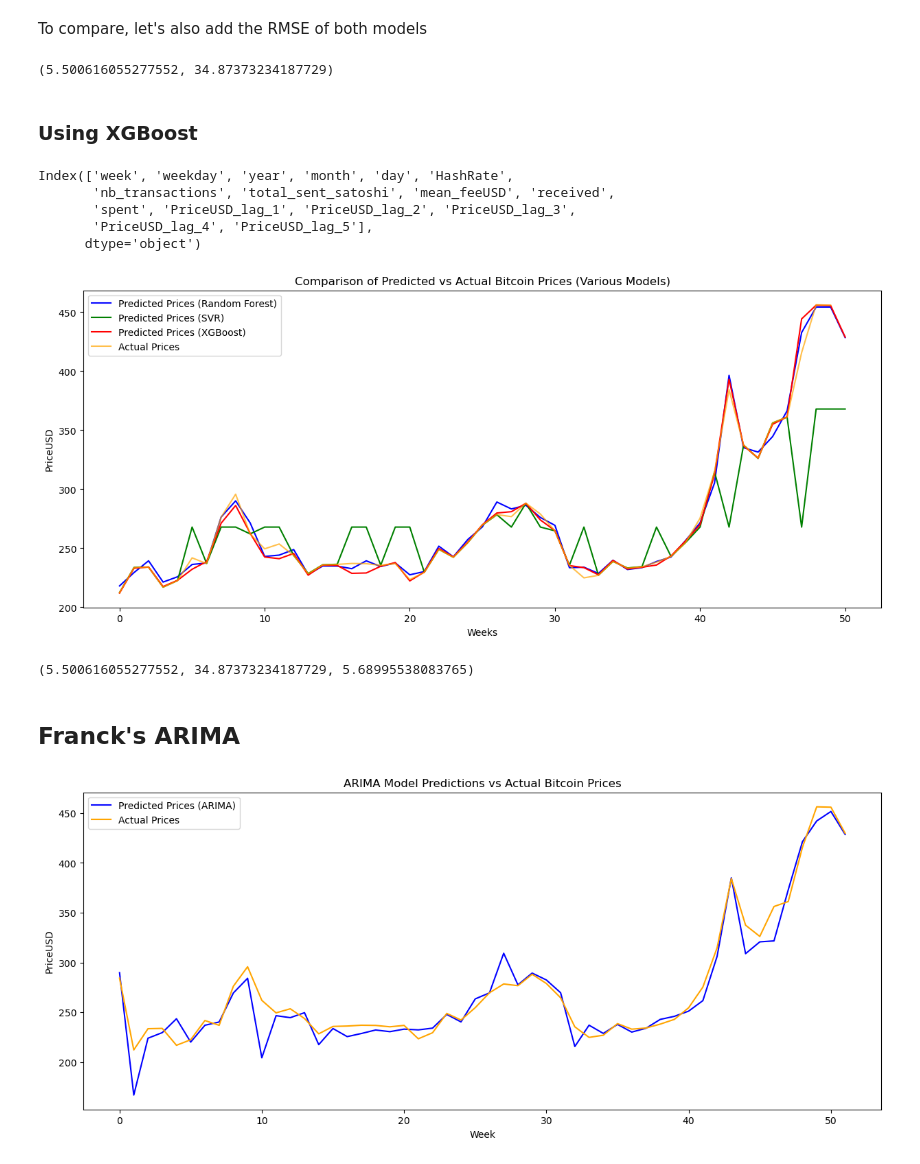
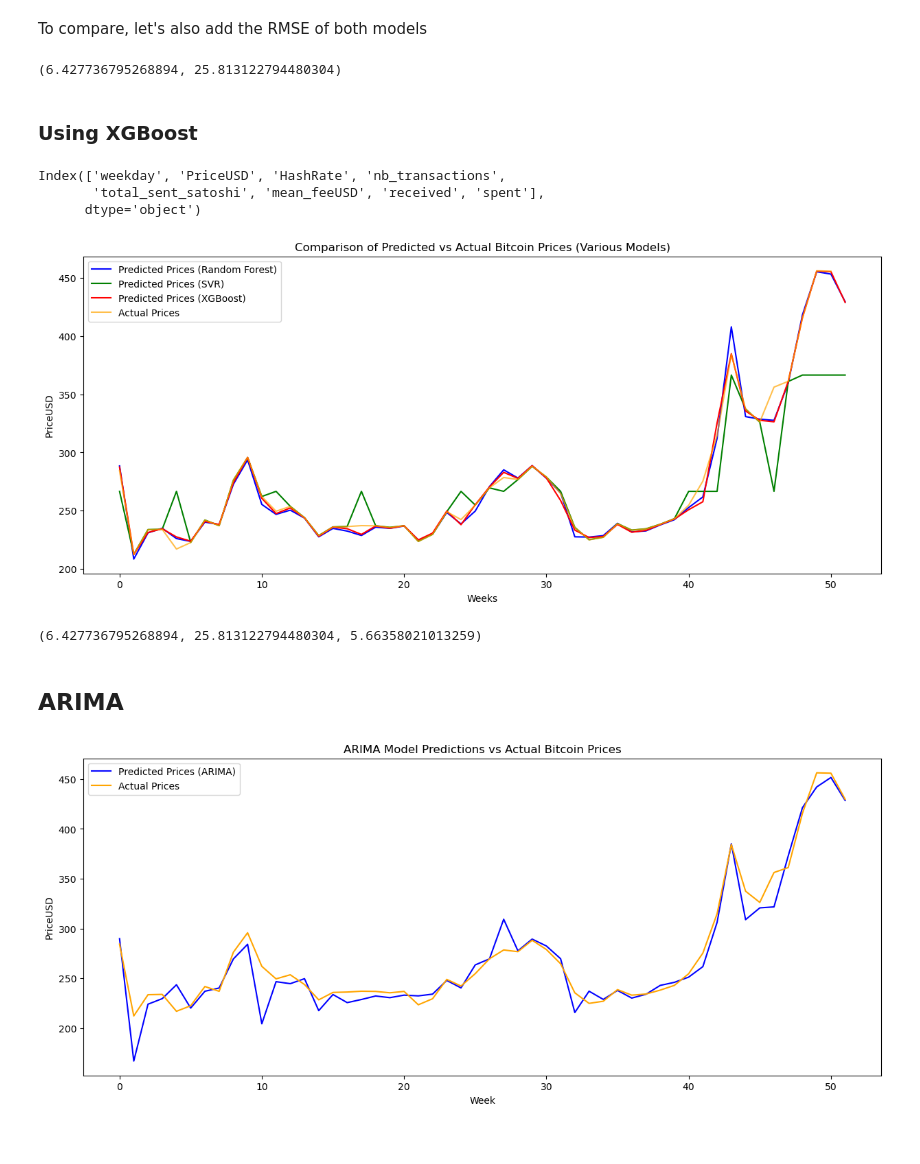
Before and after one commit to fcortesj98/DMBD-Project-2023, a Jupyter notebook: source/price_prediction/price_prediction.ipynb, the cells around one changed output. Saved outputs shown, nothing was run; the diff lists cells and outputs as text; code cells hidden in the pictures.

```diff
--- a/source/price_prediction/price_prediction.ipynb
+++ b/source/price_prediction/price_prediction.ipynb
@@ -23,14 +23,15 @@ by_actor_agg = by_actor_df.groupby(['week', 'weekday']).sum()[['received', 'spen
 
 merged_df = external_df.merge(global_df[['week', 'weekday', 'nb_transactions', 'total_sent_satoshi', 'mean_feeUSD']], on=['week', 'weekday'], how='left')
 merged_df = merged_df.merge(by_actor_agg, on=['week', 'weekday'], how='left')
+merged_df = merged_df.drop(['day', 'month', 'year'], axis=1)
 
-for lag in range(1, 6):
-    merged_df[f'PriceUSD_lag_{lag}'] = merged_df['PriceUSD'].shift(lag)
+#for lag in range(1, 6):
+#    merged_df[f'PriceUSD_lag_{lag}'] = merged_df['PriceUSD'].shift(lag)
 
 merged_df['PriceUSD_next_day'] = merged_df['PriceUSD'].shift(-1)
 merged_df.dropna(inplace=True)
 
-X = merged_df.drop(['PriceUSD', 'PriceUSD_next_day'], axis=1)
+X = merged_df.drop(['PriceUSD_next_day','week'], axis=1)
 y = merged_df['PriceUSD_next_day']
 
 X_train, X_test, y_train, y_test = train_test_split(X, y, test_size=0.2, random_state=42)
@@ -57,7 +58,7 @@ def predict_seventh_day_price(model, data):
     for week in weeks:
         week_data = data[data['week'] == week]
         if week_data.shape[0] >= 6:
-            X_week = week_data.iloc[:6].drop(['PriceUSD', 'PriceUSD_next_day'], axis=1)
+            X_week = week_data.iloc[:6].drop(['PriceUSD_next_day','week'], axis=1)
             prediction = model.predict([X_week.iloc[-1]])[0]
             actual_value = week_data.iloc[6]['PriceUSD'] if week_data.shape[0] > 6 else np.nan
             predictions.append(prediction)
@@ -93,7 +94,8 @@ def predict_seventh_day_price_svr(model, data):
     for week in weeks:
         week_data = data[data['week'] == week]
         if week_data.shape[0] >= 6:
-            X_week = week_data.iloc[:6].drop(['PriceUSD', 'PriceUSD_next_day'], axis=1)
+            X_week = week_data.iloc[:6].drop(['PriceUSD_next_day', 'week'], axis=1)
+            print(X_week)
             prediction = model.predict([X_week.iloc[-1]])[0]
             actual_value = week_data.iloc[6]['PriceUSD'] if week_data.shape[0] > 6 else np.nan
 
@@ -132,7 +151,7 @@ rmse_svr = calculate_rmse(actual_prices_filtered_svr, predicted_prices_filtered_
 
 rmse_rf, rmse_svr
 # %% [output]
-(5.500616055277552, 34.87373234187729)
+(6.427736795268894, 25.813122794480304)
 # %% [markdown]
 ### Using XGBoost
 # %%
@@ -152,43 +171,39 @@ def predict_seventh_day_pricexgb(model, data):
     for week in weeks:
         week_data = data[data['week'] == week]
         if week_data.shape[0] >= 6:
             X_week = week_data[feature_names].iloc[:6]
             prediction = model.predict(X_week.iloc[-1].values.reshape(1, -1))[0]
             actual_value = week_data.iloc[6]['PriceUSD'] if week_data.shape[0] > 6 else np.nan
             predictions.append(prediction)
             actual_values.append(actual_value)
 
     return predictions, actual_values
 
 predicted_prices_xgbr, actual_prices_xgbr = predict_seventh_day_pricexgb(xgbr, merged_df)
 
 actual_prices_filtered_xgbr = [price for price in actual_prices_xgbr if not np.isnan(price)]
 predicted_prices_filtered_xgbr = predicted_prices_xgbr[:len(actual_prices_filtered_xgbr)]
 
 rmse_xgbr = calculate_rmse(actual_prices_filtered_xgbr, predicted_prices_filtered_xgbr)
 
 plt.figure(figsize=(15, 6))
 plt.plot(predicted_prices_rf, label='Predicted Prices (Random Forest)', color='blue')
 plt.plot(predicted_prices_svr, label='Predicted Prices (SVR)', color='green')
 plt.plot(predicted_prices_xgbr, label='Predicted Prices (XGBoost)', color='red')
 plt.plot(actual_prices, label='Actual Prices', color='orange', alpha=0.7)
 plt.xlabel('Weeks')
 plt.ylabel('PriceUSD')
 plt.title('Comparison of Predicted vs Actual Bitcoin Prices (Various Models)')
 plt.legend()
 plt.show()
-
-rmse_rf, rmse_svr, rmse_xgbr
 # %% [output]
-Index(['week', 'weekday', 'year', 'month', 'day', 'HashRate',
-       'nb_transactions', 'total_sent_satoshi', 'mean_feeUSD', 'received',
-       'spent', 'PriceUSD_lag_1', 'PriceUSD_lag_2', 'PriceUSD_lag_3',
-       'PriceUSD_lag_4', 'PriceUSD_lag_5'],
+Index(['weekday', 'PriceUSD', 'HashRate', 'nb_transactions',
+       'total_sent_satoshi', 'mean_feeUSD', 'received', 'spent'],
       dtype='object')
-[figure, old version]
+[figure, new version]
-(5.500616055277552, 34.87373234187729, 5.68995538083765)
+(6.427736795268894, 25.813122794480304, 5.66358021013259)
 # %% [markdown]
-## Franck's ARIMA
+## ARIMA
 # %%
 from statsmodels.tsa.arima.model import ARIMA
 
```
Also changed, not shown: parts of 20 cells of this notebook.
